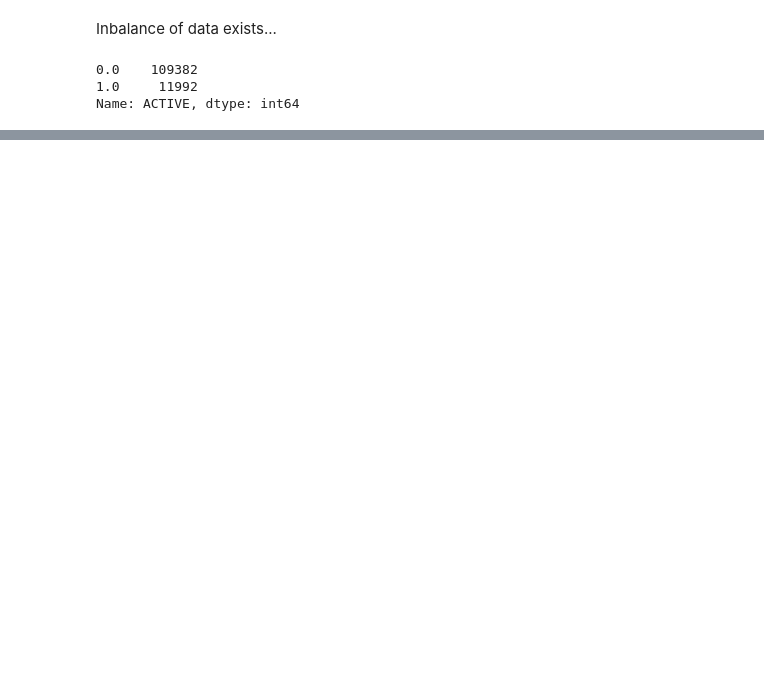
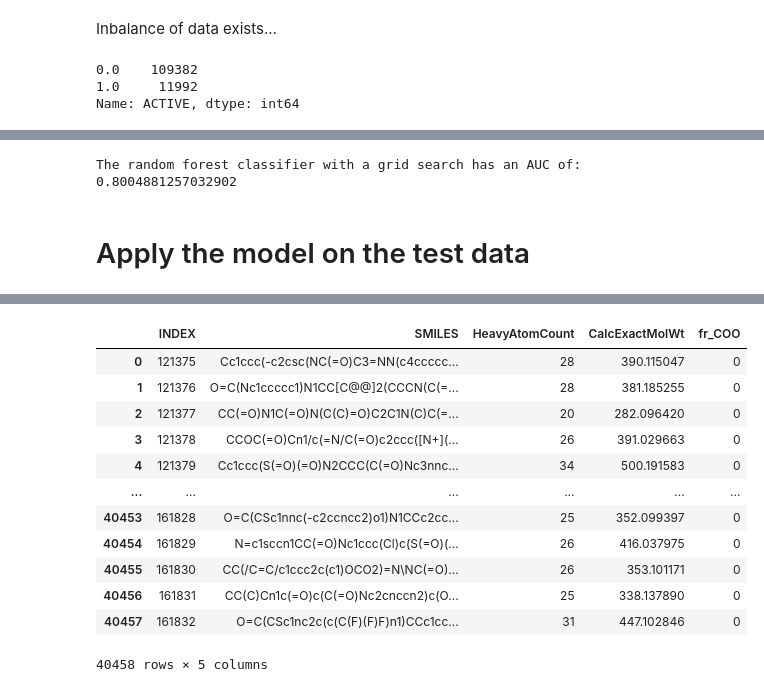
Before and after one commit to Spycsh/DataScienceNoteBooks, a Jupyter notebook: rdkit_challenge.ipynb, the cells around one changed output, grey strips where cells are left out. Drawn from its saved outputs; the diff is of its cells as text; code cells hidden in the pictures; blank space fills up the shorter version.

```diff
--- a/rdkit_challenge.ipynb
+++ b/rdkit_challenge.ipynb
@@ -327,0 +409,16 @@ array([0.78694679, 0.77562246, 0.77204945, 0.77742332, 0.77938147])
+# %%
+print("The random forest classifier with a grid search has an AUC of: " + str(calAUC(prediction_rfc_updated[:, 1], np.array(y_test))))
+# %% [output]
+The random forest classifier with a grid search has an AUC of: 0.8004881257032902
+# %% [markdown]
+# Apply the model on the test data
+# %%
+test_df = pd.read_csv('test_smiles.csv')
+test_df_copy = test_df.copy()
+
+test_df_copy["HeavyAtomCount"] = test_df_copy["SMILES"].apply(lambda x: Chem.MolFromSmiles(x).GetNumAtoms())
+test_df_copy["CalcExactMolWt"] = test_df_copy["SMILES"].apply(lambda x: d.CalcExactMolWt(Chem.MolFromSmiles(x)))
+test_df_copy["fr_COO"] = test_df_copy["SMILES"].apply(lambda x: f.fr_Al_COO(Chem.MolFromSmiles(x)))
+
+test_df_copy
+# %% [output]
@@ -327,0 +428,13 @@ array([0.78694679, 0.77562246, 0.77204945, 0.77742332, 0.77938147])
+|  | INDEX | SMILES | HeavyAtomCount | CalcExactMolWt | fr_COO |
+| 0 | 121375 | Cc1ccc(-c2csc(NC(=O)C3=NN(c4ccccc... | 28 | 390.115047 | 0 |
+| 1 | 121376 | O=C(Nc1ccccc1)N1CC[C@@]2(CCCN(C(=... | 28 | 381.185255 | 0 |
+| 2 | 121377 | CC(=O)N1C(=O)N(C(C)=O)C2C1N(C)C(=... | 20 | 282.096420 | 0 |
+| 3 | 121378 | CCOC(=O)Cn1/c(=N/C(=O)c2ccc([N+](... | 26 | 391.029663 | 0 |
+| 4 | 121379 | Cc1ccc(S(=O)(=O)N2CCC(C(=O)Nc3nnc... | 34 | 500.191583 | 0 |
+| ... | ... | ... | ... | ... | ... |
+| 40453 | 161828 | O=C(CSc1nnc(-c2ccncc2)o1)N1CCc2cc... | 25 | 352.099397 | 0 |
+| 40454 | 161829 | N=c1sccn1CC(=O)Nc1ccc(Cl)c(S(=O)(... | 26 | 416.037975 | 0 |
+| 40455 | 161830 | CC(/C=C/c1ccc2c(c1)OCO2)=N\NC(=O)... | 26 | 353.101171 | 0 |
+| 40456 | 161831 | CC(C)Cn1c(=O)c(C(=O)Nc2cnccn2)c(O... | 25 | 338.137890 | 0 |
+| 40457 | 161832 | O=C(CSc1nc2c(c(C(F)(F)F)n1)CCc1cc... | 31 | 447.102846 | 0 |
+40458 rows × 5 columns
```
Also changed, not shown: parts of 17 cells of this notebook.
